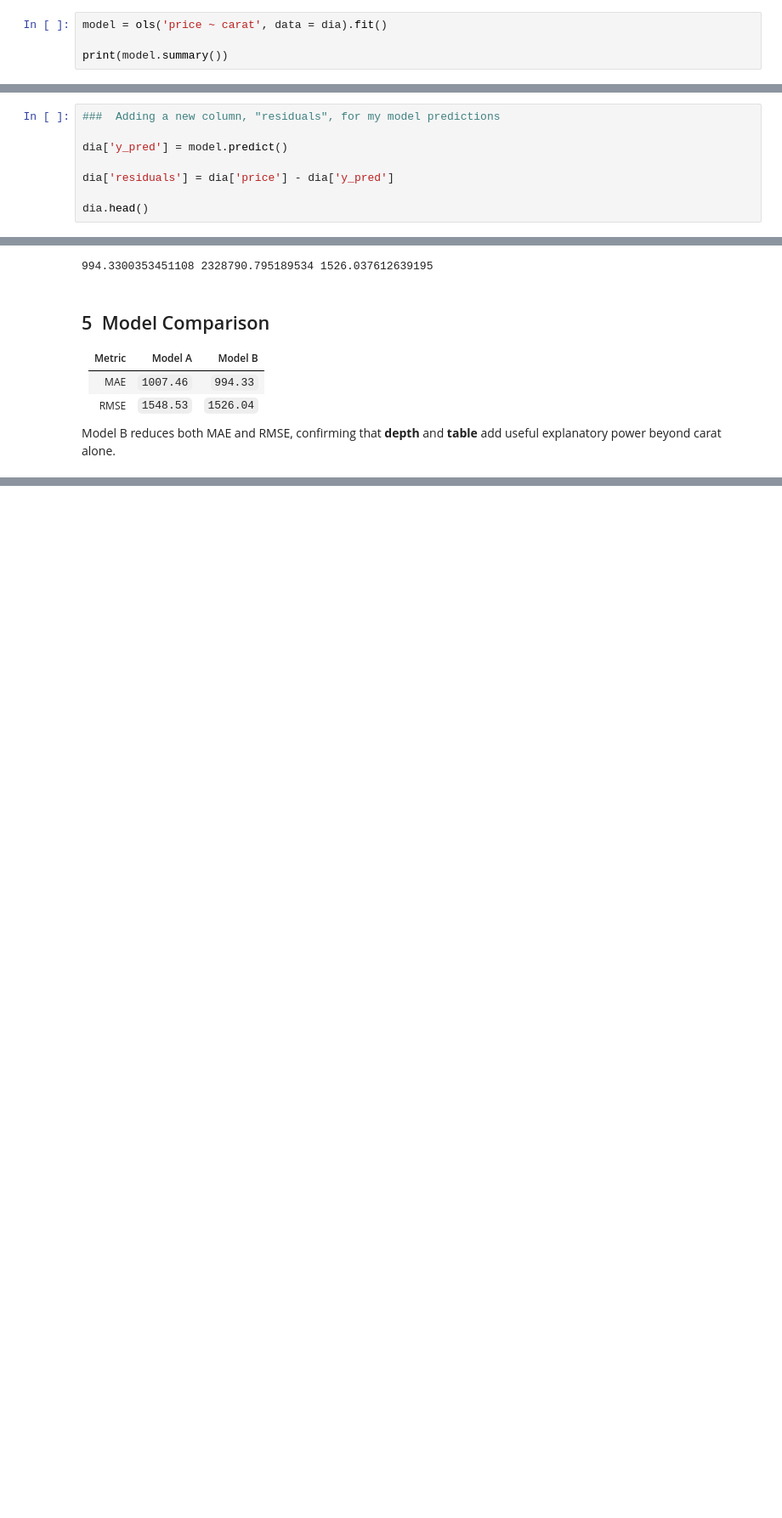
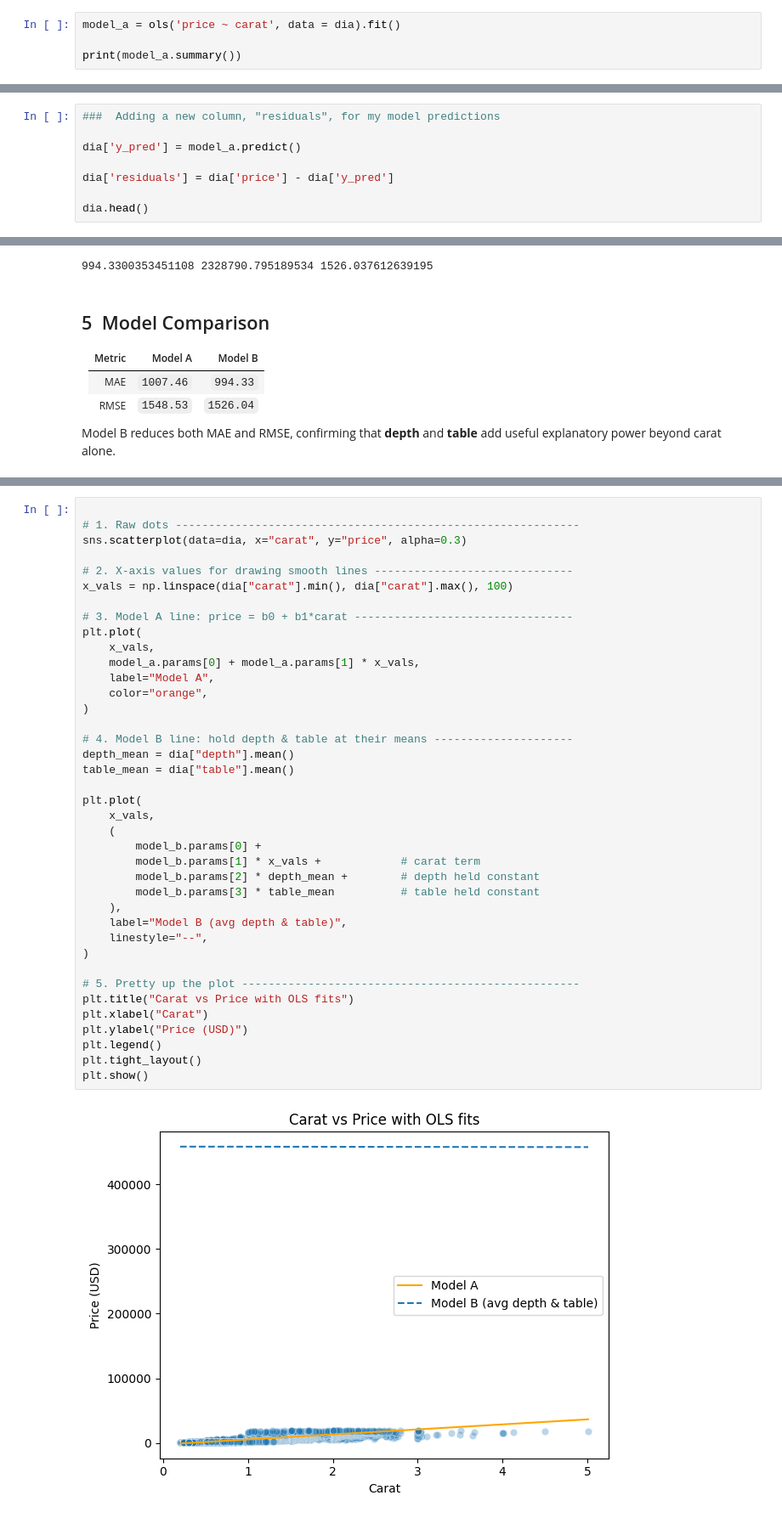
Before and after one commit to JulietOrnellas/diamonds-price-prediction, a Jupyter notebook: diamonds.ipynb, the cells around one changed output, grey strips where cells are left out. Shown at 85% size. Drawn from its saved outputs; the diff is of its cells as text; blank space fills up the shorter version.

```diff
--- a/diamonds.ipynb
+++ b/diamonds.ipynb
@@ -59,9 +59,9 @@ dia.head()
 # %% [markdown]
 ## 3  Model A – Simple OLS (`price ~ carat`)
 # %%
-model = ols('price ~ carat', data = dia).fit()
+model_a = ols('price ~ carat', data = dia).fit()
 
-print(model.summary())
+print(model_a.summary())
 # %% [output]
                             OLS Regression Results
 ==============================================================================
@@ -83,7 +83,7 @@ Notes:
 # %%
 ###  Adding a new column, "residuals", for my model predictions
 
-dia['y_pred'] = model.predict()
+dia['y_pred'] = model_a.predict()
 
 dia['residuals'] = dia['price'] - dia['y_pred']
 
@@ -158,0 +164,41 @@ Model B reduces both MAE and RMSE, confirming that **depth** and
+# %%
+
+# 1. Raw dots -------------------------------------------------------------
+sns.scatterplot(data=dia, x="carat", y="price", alpha=0.3)
+
+# 2. X‑axis values for drawing smooth lines ------------------------------
+x_vals = np.linspace(dia["carat"].min(), dia["carat"].max(), 100)
+
+# 3. Model A line: price = b0 + b1*carat ---------------------------------
+plt.plot(
+    x_vals,
+    model_a.params[0] + model_a.params[1] * x_vals,
+    label="Model A",
+    color="orange",
+)
+
+# 4. Model B line: hold depth & table at their means ---------------------
+depth_mean = dia["depth"].mean()
+table_mean = dia["table"].mean()
+
+plt.plot(
+    x_vals,
+    (
+        model_b.params[0] +
+        model_b.params[1] * x_vals +            # carat term
+        model_b.params[2] * depth_mean +        # depth held constant
+        model_b.params[3] * table_mean          # table held constant
+    ),
+    label="Model B (avg depth & table)",
+    linestyle="--",
+)
+
+# 5. Pretty up the plot ---------------------------------------------------
+plt.title("Carat vs Price with OLS fits")
+plt.xlabel("Carat")
+plt.ylabel("Price (USD)")
+plt.legend()
+plt.tight_layout()
+plt.show()
+# %% [output]
+[figure, added]
```
Also changed, not shown: parts of 4 cells of this notebook, 1 other file.
